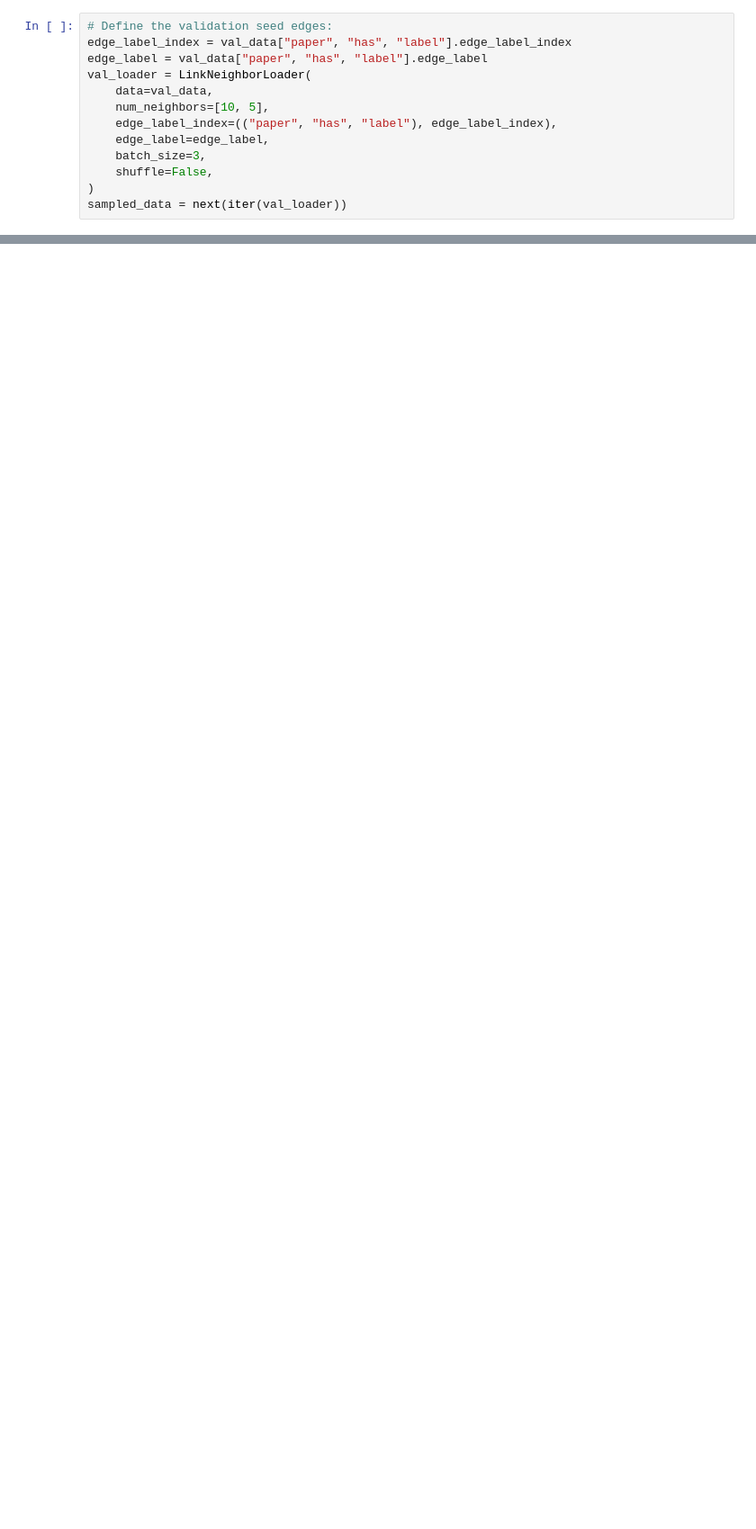
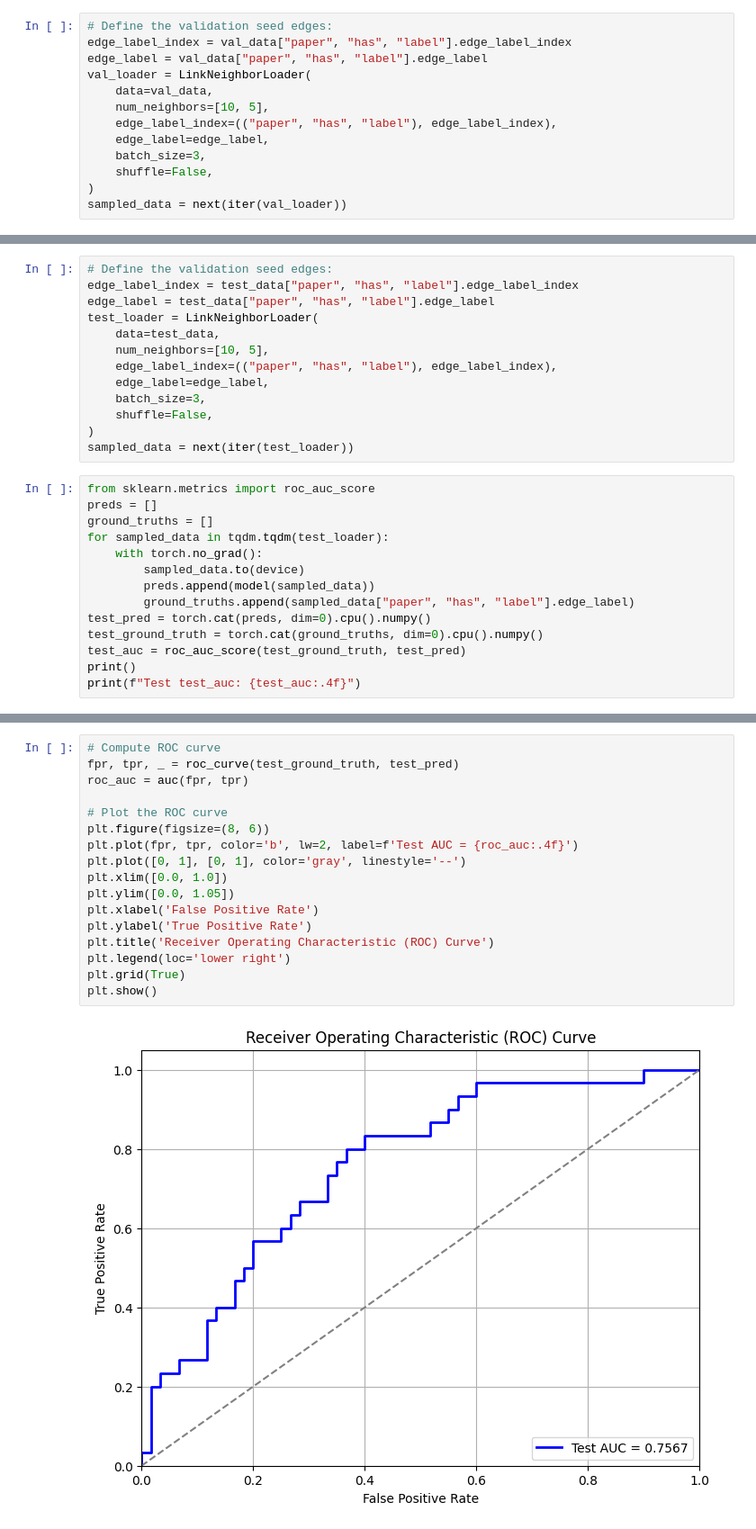
Before and after one commit to AylinNaebzadeh/Text-Classification-Using-GNN, a Jupyter notebook: Apply_GNNs_on_arXiv_200_first_data.ipynb, the cells around one changed output, grey strips where cells are left out. Shown at 90% size. Saved outputs shown, nothing was run; the diff lists cells and outputs as text; blank space fills up the shorter version.

```diff
--- a/Apply_GNNs_on_arXiv_200_first_data.ipynb
+++ b/Apply_GNNs_on_arXiv_200_first_data.ipynb
@@ -634,0 +674,27 @@ Validation AUC: 0.7617
+# %%
+# Define the validation seed edges:
+edge_label_index = test_data["paper", "has", "label"].edge_label_index
+edge_label = test_data["paper", "has", "label"].edge_label
+test_loader = LinkNeighborLoader(
+    data=test_data,
+    num_neighbors=[10, 5],
+    edge_label_index=(("paper", "has", "label"), edge_label_index),
+    edge_label=edge_label,
+    batch_size=3,
+    shuffle=False,
+)
+sampled_data = next(iter(test_loader))
+# %%
+from sklearn.metrics import roc_auc_score
+preds = []
+ground_truths = []
+for sampled_data in tqdm.tqdm(test_loader):
+    with torch.no_grad():
+        sampled_data.to(device)
+        preds.append(model(sampled_data))
+        ground_truths.append(sampled_data["paper", "has", "label"].edge_label)
+test_pred = torch.cat(preds, dim=0).cpu().numpy()
+test_ground_truth = torch.cat(ground_truths, dim=0).cpu().numpy()
+test_auc = roc_auc_score(test_ground_truth, test_pred)
+print()
+print(f"Test test_auc: {test_auc:.4f}")
@@ -634,0 +703,19 @@ Validation AUC: 0.7617
+# %%
+# Compute ROC curve
+fpr, tpr, _ = roc_curve(test_ground_truth, test_pred)
+roc_auc = auc(fpr, tpr)
+
+# Plot the ROC curve
+plt.figure(figsize=(8, 6))
+plt.plot(fpr, tpr, color='b', lw=2, label=f'Test AUC = {roc_auc:.4f}')
+plt.plot([0, 1], [0, 1], color='gray', linestyle='--')
+plt.xlim([0.0, 1.0])
+plt.ylim([0.0, 1.05])
+plt.xlabel('False Positive Rate')
+plt.ylabel('True Positive Rate')
+plt.title('Receiver Operating Characteristic (ROC) Curve')
+plt.legend(loc='lower right')
+plt.grid(True)
+plt.show()
+# %% [output]
+[figure, added]
```
Also changed, not shown: parts of 13 cells of this notebook.
